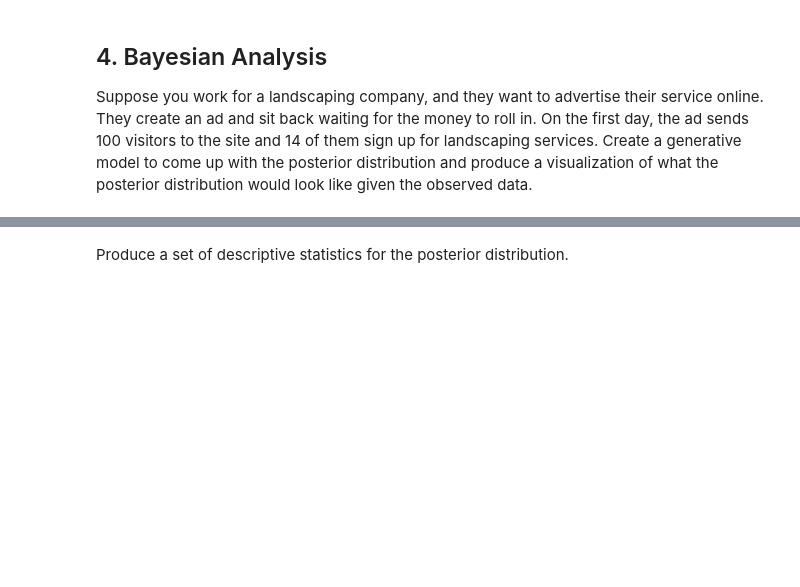
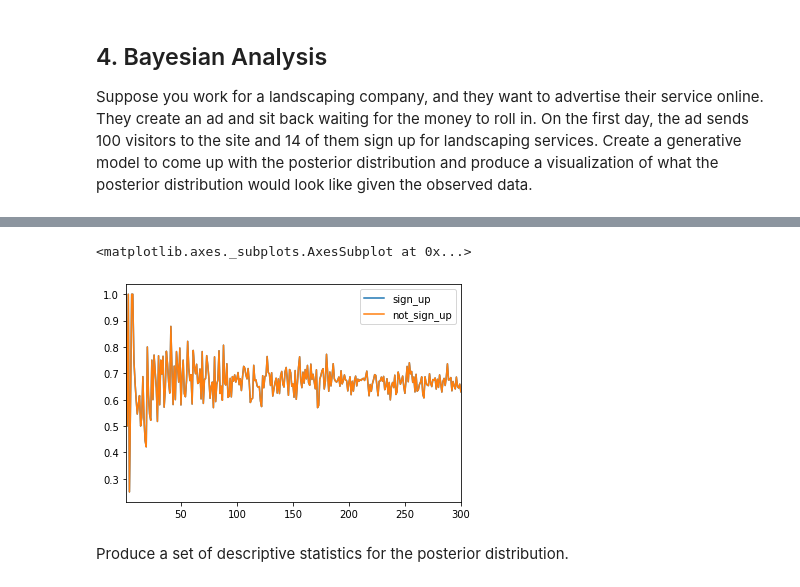
Before and after one commit to sbraca/dataptmad1019, a Jupyter notebook: module-2/lab-bayesian-statistics/your-code/main.ipynb, the cells around one changed output, grey strips where cells are left out. Cells and saved outputs as stored; diff of their text form; code cells hidden in the pictures; blank space fills up the shorter version.

```diff
--- a/module-2/lab-bayesian-statistics/your-code/main.ipynb
+++ b/module-2/lab-bayesian-statistics/your-code/main.ipynb
@@ -85,3 +106,33 @@ You select Door A, but then Monty makes things a little more interesting. He ope
 ## 4. Bayesian Analysis
 
 Suppose you work for a landscaping company, and they want to advertise their service online. They create an ad and sit back waiting for the money to roll in. On the first day, the ad sends 100 visitors to the site and 14 of them sign up for landscaping services. Create a generative model to come up with the posterior distribution and produce a visualization of what the posterior distribution would look like given the observed data.
+# %%
+def monty_hall():
+
+    [[selected_door, winning_door]] = np.random.randint(low=1,high=4,size=(1,2))
+
+    if selected_door == winning_door:
+        return False
+    else:
+        return True
+# %%
+n_simulations = 300
+
+def simulate_monty_hall(simulations):
+
+    sign_up = 0
+    not_sign_up = 0
+
+    for x in range(simulations):
+        if monty_hall():
+            sign_up += 1
+        else:
+            not_sign_up += 1
+
+    return sign_up / simulations, sign_up / simulations
+# %%
+simulations = [simulate_monty_hall(i+1) for i in range(n_simulations)]
+
+ad_df = pd.DataFrame(simulations, columns=['sign_up', 'not_sign_up'])
+ad_df.index = ad_df.index + 1
+ad_df.head(10)
@@ -88,3 +151,8 @@ Suppose you work for a landscaping company, and they want to advertise their ser
+# %%
+ad_df.plot()
+# %% [output]
+<matplotlib.axes._subplots.AxesSubplot at 0x...>
+[figure, added]
 # %% [markdown]
 Produce a set of descriptive statistics for the posterior distribution.
 # %% [markdown]
```
Also changed, not shown: parts of 8 cells of this notebook.
